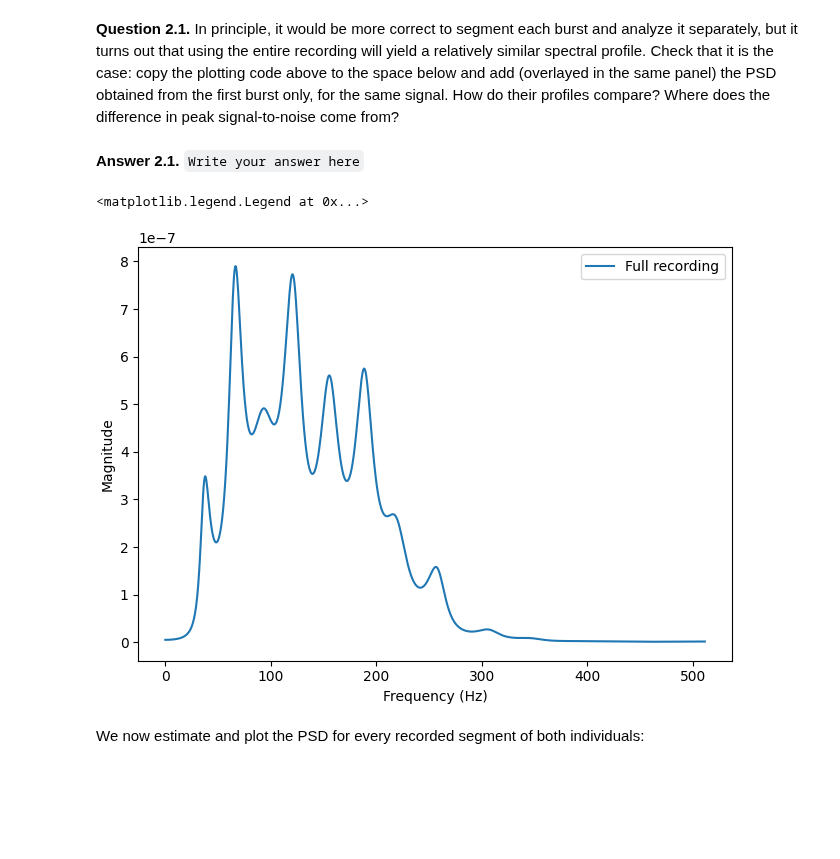
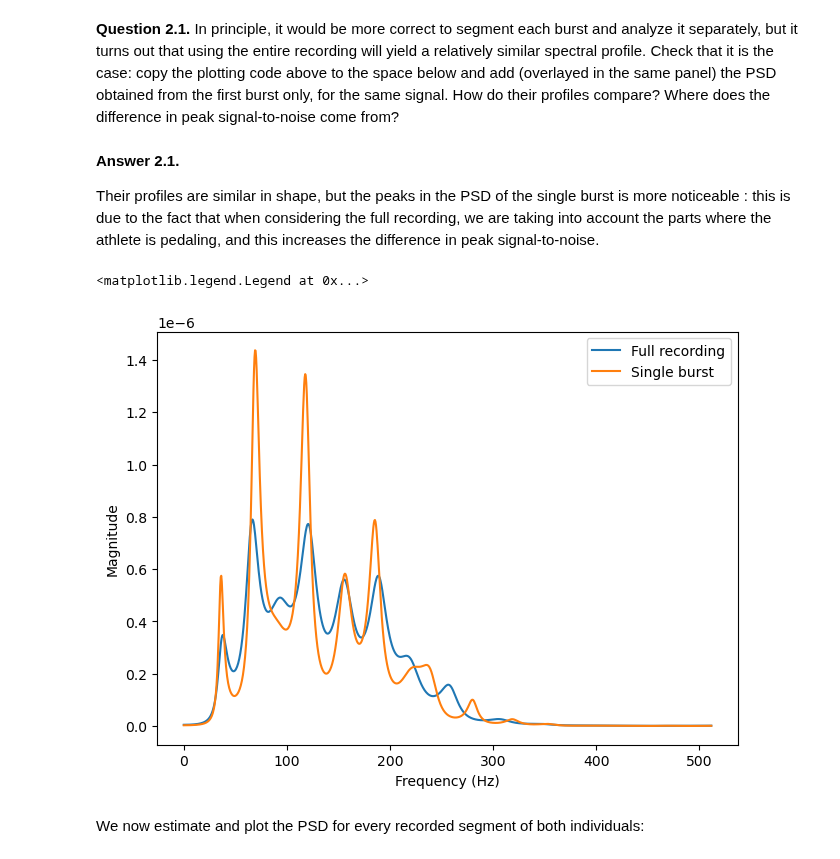
Before and after one commit to roduit/EE-512-Biomedical-signal-processing, a Jupyter notebook: labs/lab06/Lab_LinearModels2_complete.ipynb, the cells around one changed output. Drawn from its saved outputs; the diff is of its cells as text; code cells hidden in the pictures; blank space fills up the shorter version.

```diff
--- a/labs/lab06/Lab_LinearModels2_complete.ipynb
+++ b/labs/lab06/Lab_LinearModels2_complete.ipynb
@@ -302,19 +302,23 @@ plt.legend()
 # %% [markdown]
 **Question 2.1.** In principle, it would be more correct to segment each burst and analyze it separately, but it turns out that using the entire recording will yield a relatively similar spectral profile. Check that it is the case: copy the plotting code above to the space below and add (overlayed in the same panel) the PSD obtained from the first burst only, for the same signal. How do their profiles compare? Where does the difference in peak signal-to-noise come from?
-# %% [markdown]
-**Answer 2.1.** `Write your answer here`
+# %% [markdown]
+**Answer 2.1.**
+
+Their profiles are similar in shape, but the peaks in the PSD of the single burst is more noticeable : this is due to the fact that when considering the full recording, we are taking into account the parts where the athlete is pedaling, and this increases the difference in peak signal-to-noise.
 # %%
 p = 30
 pya, fa = ar_psd(em1[:,0], p, fs)
+pya_burst, fa_burst = ar_psd(em1[:800,0], p, fs)
 
 plt.figure(constrained_layout=True)
 plt.plot(fa, pya, label='Full recording')
+plt.plot(fa_burst, pya_burst, label="Single burst")
 plt.xlabel('Frequency (Hz)')
 plt.ylabel('Magnitude')
 plt.legend()
 # %% [output]
 <matplotlib.legend.Legend at 0x...>
-[figure, old version]
+[figure, new version]
 # %% [markdown]
 We now estimate and plot the PSD for every recorded segment of both individuals:
 # %%
```
Also changed, not shown: parts of 18 cells of this notebook.
